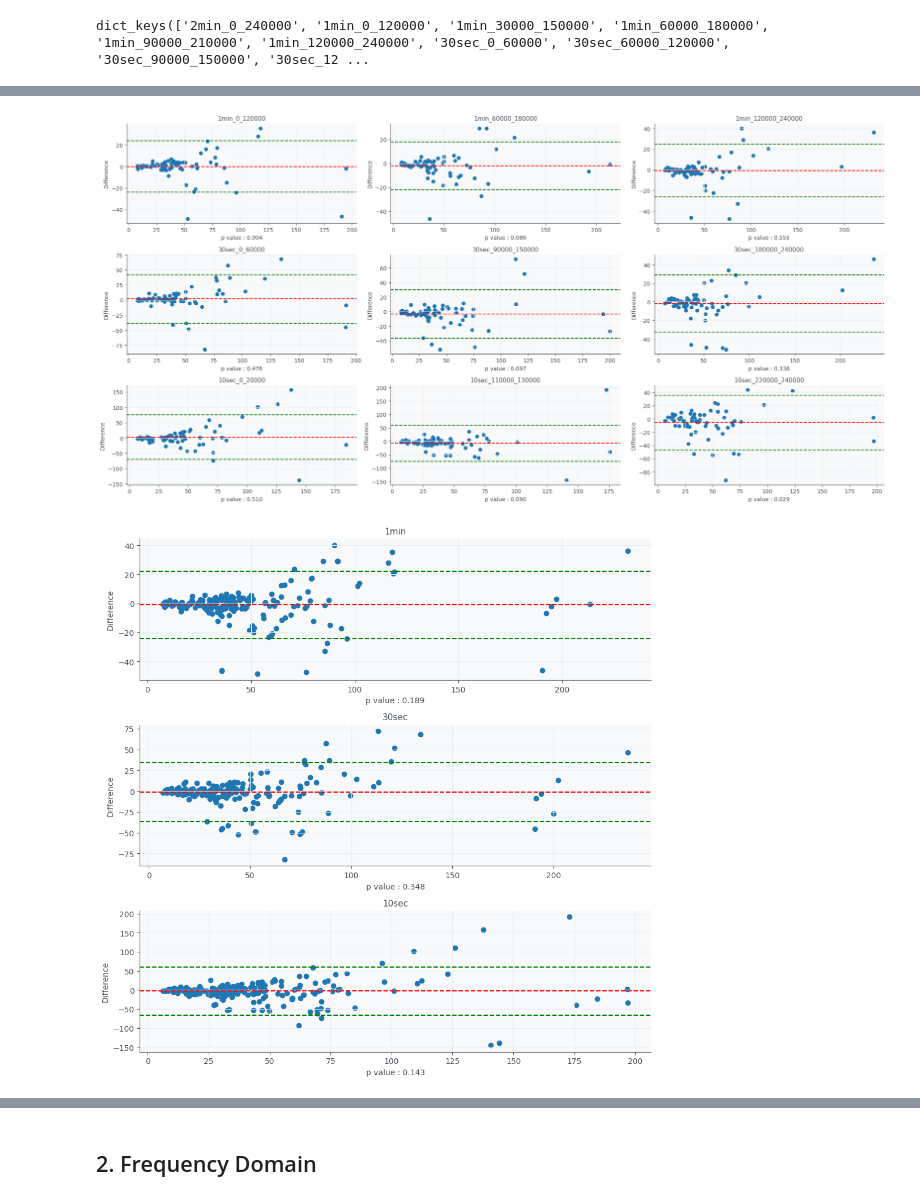
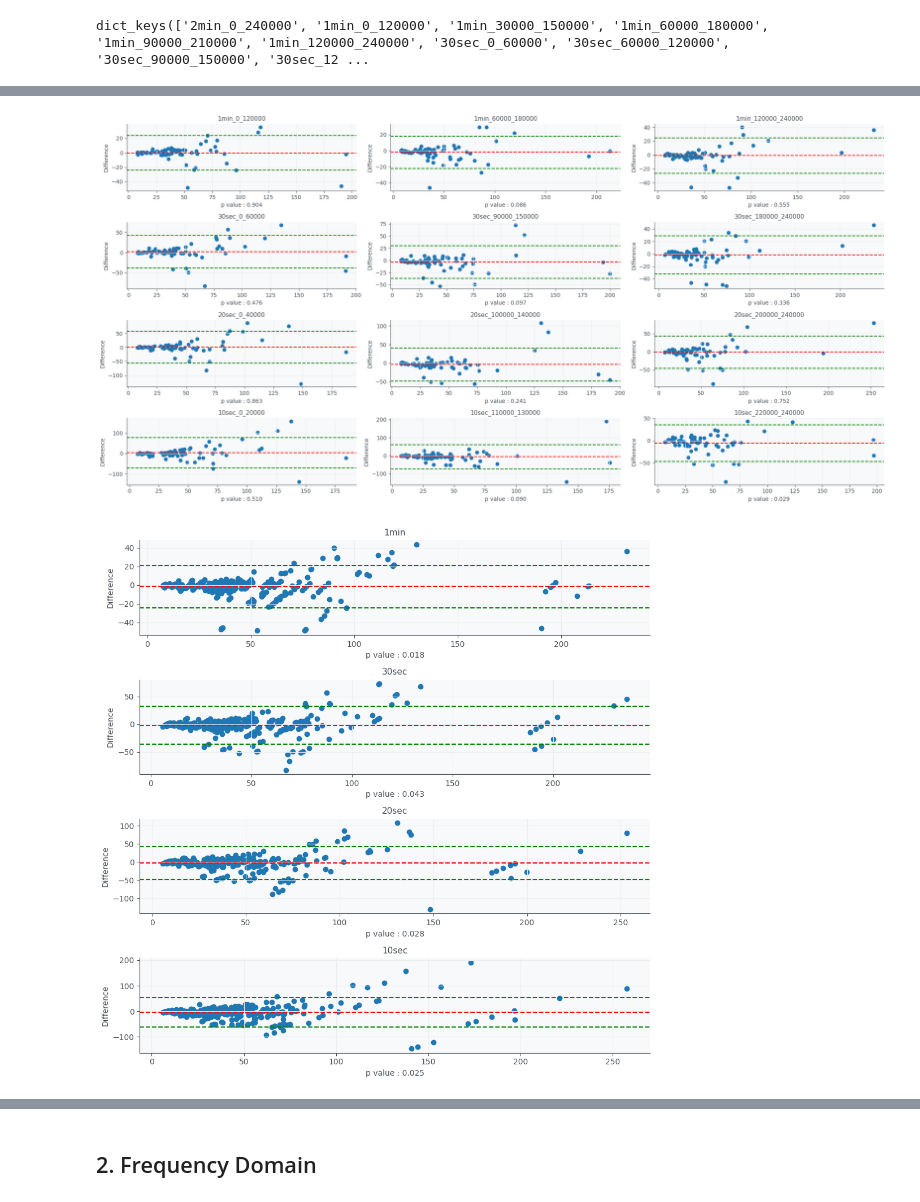
Before and after one commit to hyeok-jong/hrv_analysis, a Jupyter notebook: 4_duration_analysis_plot.ipynb, the cells around one changed output, grey strips where cells are left out. Drawn from its saved outputs; the diff is of its cells as text; code cells hidden in the pictures.

```diff
--- a/4_duration_analysis_plot.ipynb
+++ b/4_duration_analysis_plot.ipynb
@@ -42,6 +42,7 @@ start_end_dict = {
     '2min' : np.array([[0, 120]])*2000,
     '1min' : np.array([[0, 60], [15, 75], [30, 90], [45, 105], [60, 120]])*2000,
     '30sec' : np.array([[0, 30], [30, 60], [45, 75], [60, 90], [90, 120]])*2000,
+    '20sec' : np.array([[0, 20], [25, 45], [50, 70], [75, 95], [100, 120]])*2000,
     '10sec' : np.array([[0, 10], [30, 40], [55, 65], [90, 100], [110, 120]])*2000,
 
 }
@@ -72,9 +73,9 @@ for key, val in time_result_dict.items():
 plt.figure(figsize = (20, 10))
 # Sample data: measurements from two methods A and B
 method_a = results['2min_0_240000']
-for i, sec in enumerate(['1min_0_120000', '1min_60000_180000', '1min_120000_240000', '30sec_0_60000', '30sec_90000_150000', '30sec_180000_240000', '10sec_0_20000', '10sec_110000_130000', '10sec_220000_240000']):
+for i, sec in enumerate(['1min_0_120000', '1min_60000_180000', '1min_120000_240000', '30sec_0_60000', '30sec_90000_150000', '30sec_180000_240000', '20sec_0_40000', '20sec_100000_140000', '20sec_200000_240000', '10sec_0_20000', '10sec_110000_130000', '10sec_220000_240000']):
 
-    plt.subplot(3,3,i+1)
+    plt.subplot(4,3,i+1)
     method_b = results[sec]
     _, p_value = scipy.stats.ttest_rel(method_a, method_b)
 
@@ -104,20 +105,25 @@ results.index = time_result_dict['2min_0_240000'].keys()
 for key, val in time_result_dict.items():
     results[key] = pd.DataFrame(val).T['pyhrv sdnn']
 
+
+
+
+
 plt.figure(figsize = (10, 10))
 # Sample data: measurements from two methods A and B
 method_a = results['2min_0_240000']
-method_a = method_a.to_list()*3
+method_a = method_a.to_list()*5
 for i, sec in enumerate([
-    ['1min_0_120000', '1min_60000_180000', '1min_120000_240000'],
-    ['30sec_0_60000', '30sec_90000_150000', '30sec_180000_240000'],
-    ['10sec_0_20000', '10sec_110000_130000', '10sec_220000_240000']
+    ['1min_0_120000', '1min_30000_150000', '1min_60000_180000', '1min_90000_210000', '1min_120000_240000'],
+    ['30sec_0_60000', '30sec_60000_120000', '30sec_90000_150000', '30sec_120000_180000', '30sec_180000_240000'],
+    ['20sec_0_40000', '20sec_50000_90000', '20sec_100000_140000', '20sec_150000_190000', '20sec_200000_240000'],
+    ['10sec_0_20000', '10sec_60000_80000', '10sec_110000_130000', '10sec_180000_200000', '10sec_220000_240000']
     ]):
     method_b = list()
     for s in sec:
          method_b += results[s].to_list()
 
-    plt.subplot(3,1,i+1)
+    plt.subplot(4,1,i+1)
     method_a = np.array(method_a)
     method_b = np.array(method_b)
     _, p_value = scipy.stats.ttest_rel(method_a, method_b)
@@ -152,9 +158,9 @@ for key, val in time_result_dict.items():
 plt.figure(figsize = (20, 10))
 # Sample data: measurements from two methods A and B
 method_a = results['2min_0_240000']
-for i, sec in enumerate(['1min_0_120000', '1min_60000_180000', '1min_120000_240000', '30sec_0_60000', '30sec_90000_150000', '30sec_180000_240000', '10sec_0_20000', '10sec_110000_130000', '10sec_220000_240000']):
+for i, sec in enumerate(['1min_0_120000', '1min_60000_180000', '1min_120000_240000', '30sec_0_60000', '30sec_90000_150000', '30sec_180000_240000', '20sec_0_40000', '20sec_100000_140000', '20sec_200000_240000', '10sec_0_20000', '10sec_110000_130000', '10sec_220000_240000']):
 
-    plt.subplot(3,3,i+1)
+    plt.subplot(4,3,i+1)
     method_b = results[sec]
     _, p_value = scipy.stats.ttest_rel(method_a, method_b)
 
@@ -177,7 +183,7 @@ for i, sec in enumerate(['1min_0_120000', '1min_60000_180000', '1min_120000_2400
     plt.ylabel('Difference')
 plt.tight_layout()
 # %% [output]
-[figure, old version]
+[figure, new version]
 # %%
 results = pd.DataFrame()
 results.index = time_result_dict['2min_0_240000'].keys()
@@ -187,38 +193,39 @@ for key, val in time_result_dict.items():
 plt.figure(figsize = (10, 10))
 # Sample data: measurements from two methods A and B
 method_a = results['2min_0_240000']
-method_a = method_a.to_list()*3
+method_a = method_a.to_list()*5
 for i, sec in enumerate([
-    ['1min_0_120000', '1min_60000_180000', '1min_120000_240000'],
-    ['30sec_0_60000', '30sec_90000_150000', '30sec_180000_240000'],
-    ['10sec_0_20000', '10sec_110000_130000', '10sec_220000_240000']
+    ['1min_0_120000', '1min_30000_150000', '1min_60000_180000', '1min_90000_210000', '1min_120000_240000'],
+    ['30sec_0_60000', '30sec_60000_120000', '30sec_90000_150000', '30sec_120000_180000', '30sec_180000_240000'],
+    ['20sec_0_40000', '20sec_50000_90000', '20sec_100000_140000', '20sec_150000_190000', '20sec_200000_240000'],
+    ['10sec_0_20000', '10sec_60000_80000', '10sec_110000_130000', '10sec_180000_200000', '10sec_220000_240000']
     ]):
     method_b = list()
     for s in sec:
          method_b += results[s].to_list()
 
-    plt.subplot(3,1,i+1)
+    plt.subplot(4,1,i+1)
     method_a = np.array(method_a)
     method_b = np.array(method_b)
     _, p_value = scipy.stats.ttest_rel(method_a, method_b)
 
     # Calculate the average and the difference between the two methods
     average = (method_a + method_b) / 2
     difference = method_b - method_a
 
     # Calculate the mean and standard deviation of the differences
     mean_difference = np.mean(difference)
     std_difference = np.std(difference)
 
     # Plotting the Bland-Altman plot
     plt.scatter(average, difference)  # Differences vs averages
     plt.axhline(mean_difference, color='red', linestyle='--')  # Mean difference
     plt.axhline(mean_difference + 1.96 * std_difference, color='green', linestyle='--')  # Upper limit of agreement
     plt.axhline(mean_difference - 1.96 * std_difference, color='green', linestyle='--')  # Lower limit of agreement
 
     plt.title(s.split('_')[0])
     plt.xlabel(f'p value : {p_value:.3f}')
     plt.ylabel('Difference')
 plt.tight_layout()
 # %% [output]
-[figure, old version]
+[figure, new version]
```
Also changed, not shown: parts of 11 cells of this notebook.
